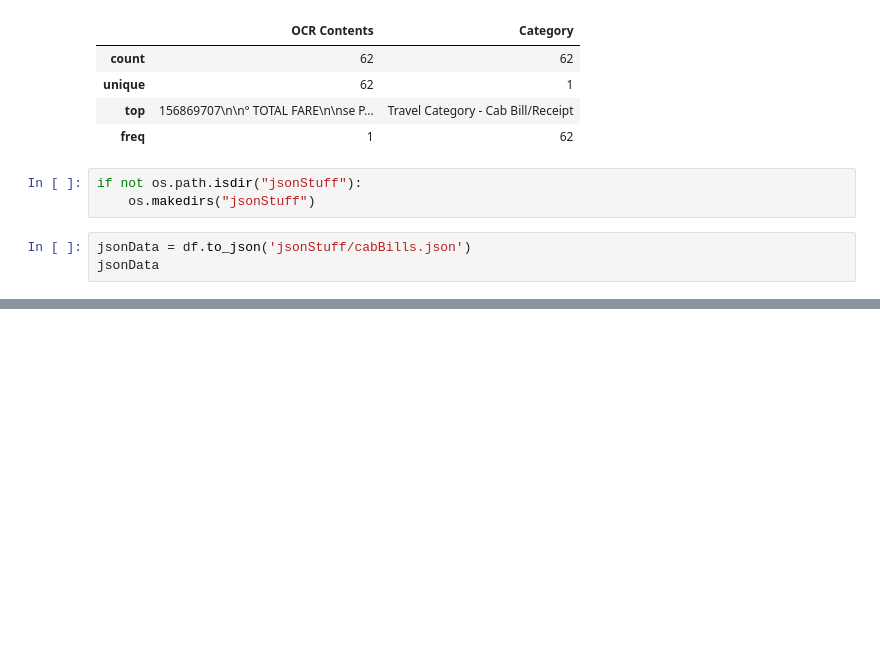
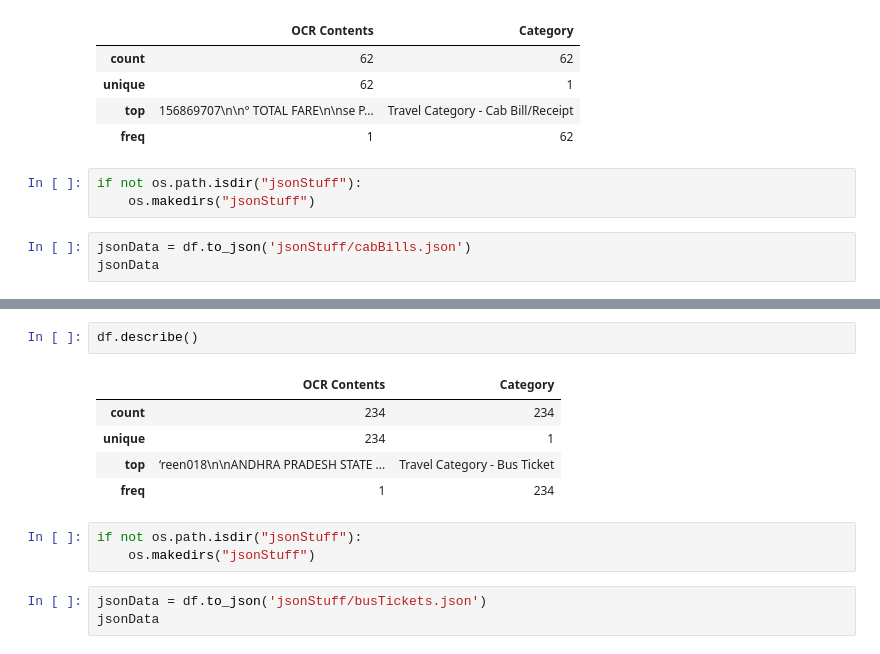
Before and after one commit to Sid-047/LMstuff, a Jupyter notebook: dataStuff/dataSampling/samplingStuff.ipynb, the cells around one changed output, grey strips where cells are left out. Saved outputs shown, nothing was run; the diff lists cells and outputs as text; blank space fills up the shorter version.

```diff
--- a/dataStuff/dataSampling/samplingStuff.ipynb
+++ b/dataStuff/dataSampling/samplingStuff.ipynb
@@ -131,0 +238,14 @@ jsonData
+# %%
+df.describe()
+# %% [output]
+|  | OCR Contents | Category |
+| count | 234 | 234 |
+| unique | 234 | 1 |
+| top | ‘reen018\n\nANDHRA PRADESH STATE ... | Travel Category - Bus Ticket |
+| freq | 1 | 234 |
+# %%
+if not os.path.isdir("jsonStuff"):
+    os.makedirs("jsonStuff")
+# %%
+jsonData = df.to_json('jsonStuff/busTickets.json')
+jsonData
```
Also changed, not shown: parts of 12 cells of this notebook.
